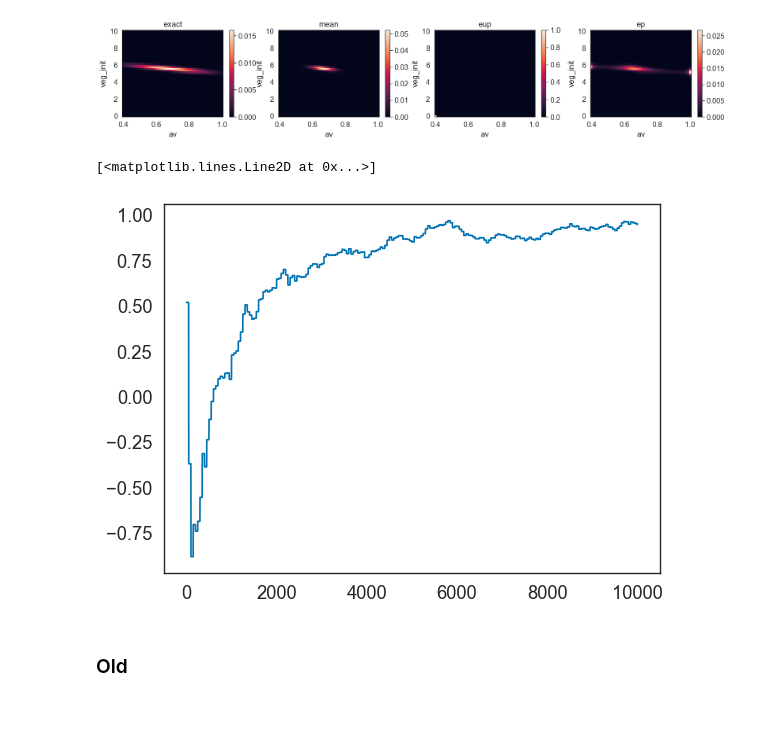
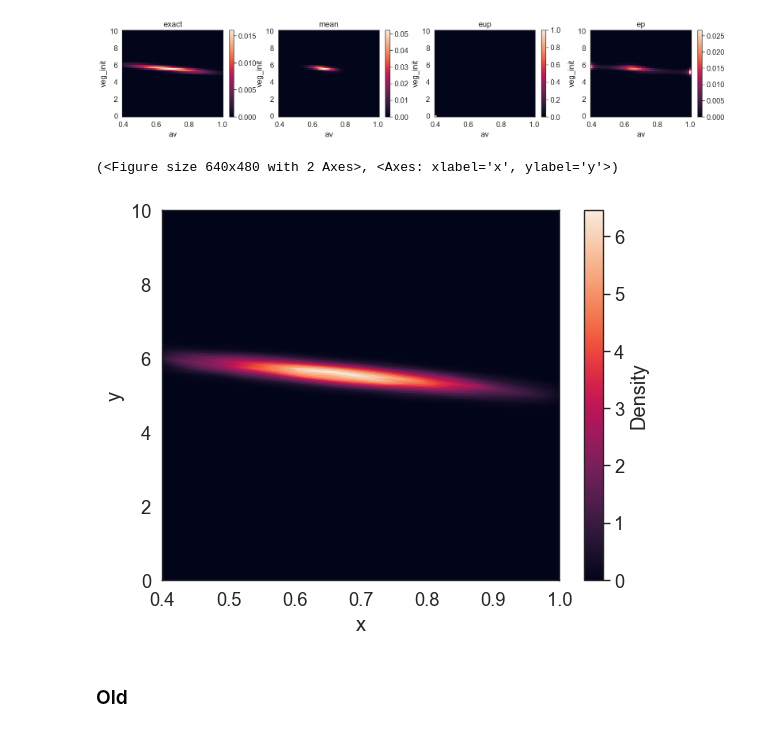
Before and after one commit to arob5/Bayesian-inference-with-surrogates, a Jupyter notebook: experiments/test.ipynb, the cells around one changed output. Drawn from its saved outputs; the diff is of its cells as text; code cells hidden in the pictures.

Commit message:
adaptive metropolis sampler is now working

```diff
--- a/experiments/test.ipynb
+++ b/experiments/test.ipynb
@@ -324,3 +325,18 @@ gp noise std dev: 0.009312329567318051
 from uncprop.core.samplers import (
     init_adaptive_rwmh_kernel, AdaptationSettings, _proposal_tril_from_adaptation, AdaptationState
 )
+# %%
+key, key_init, key_samp = jr.split(key, 3)
+initial_position = rep.posterior.prior.sample(key=key_init).squeeze()
+
+samp, states, warmup_samp, prop_cov = sample_distribution(key_samp,
+                                   dist=rep.posterior,
+                                   initial_position=initial_position,
+                                   n_samples=50_000,
+                                   n_warmup=50_000,
+                                   thin_window=3)
+# %%
+plot_2d_kde(samp, low=rep.posterior.support[0], high=rep.posterior.support[1])
+# %% [output]
+(<Figure size 640x480 with 2 Axes>, <Axes: xlabel='x', ylabel='y'>)
+[figure, added]
@@ -345,9 +367,6 @@ final_adapt_state = AdaptationState(cov_prop=final_cov, log_scale=final_log_scal
 L = _proposal_tril_from_adaptation(final_adapt_state)
 # %%
-plt.plot(samp.adapt_state.log_scale)
+plt.plot(samp.position[:,1])
-# %% [output]
-[<matplotlib.lines.Line2D at 0x...>]
-[figure, removed]
 # %%
 key, key_mcmc = jr.split(key, 2)
 prop_cov = jnp.diag(jnp.array([1.0 ** 2, 2.0 ** 2]))
```
Also changed, not shown: parts of 5 cells of this notebook, 1 other file.
